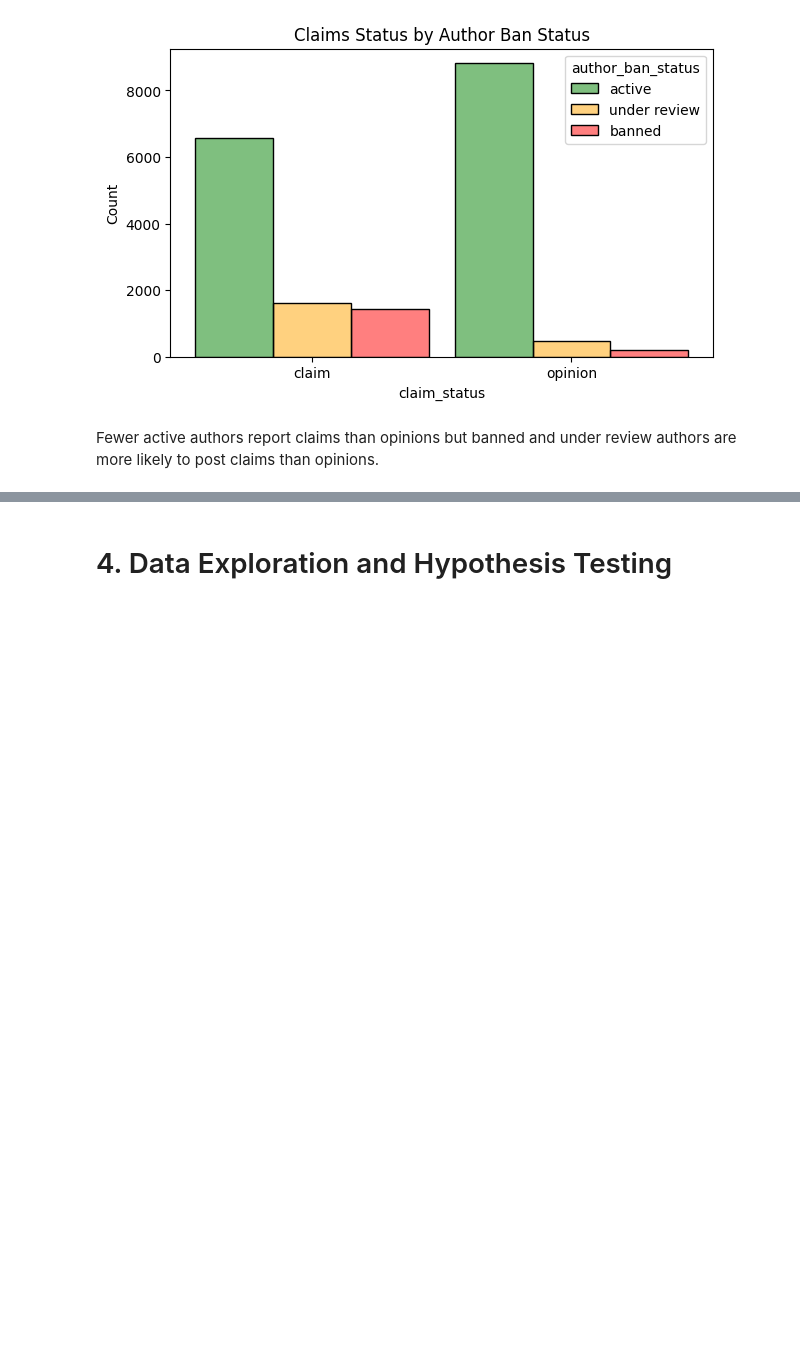
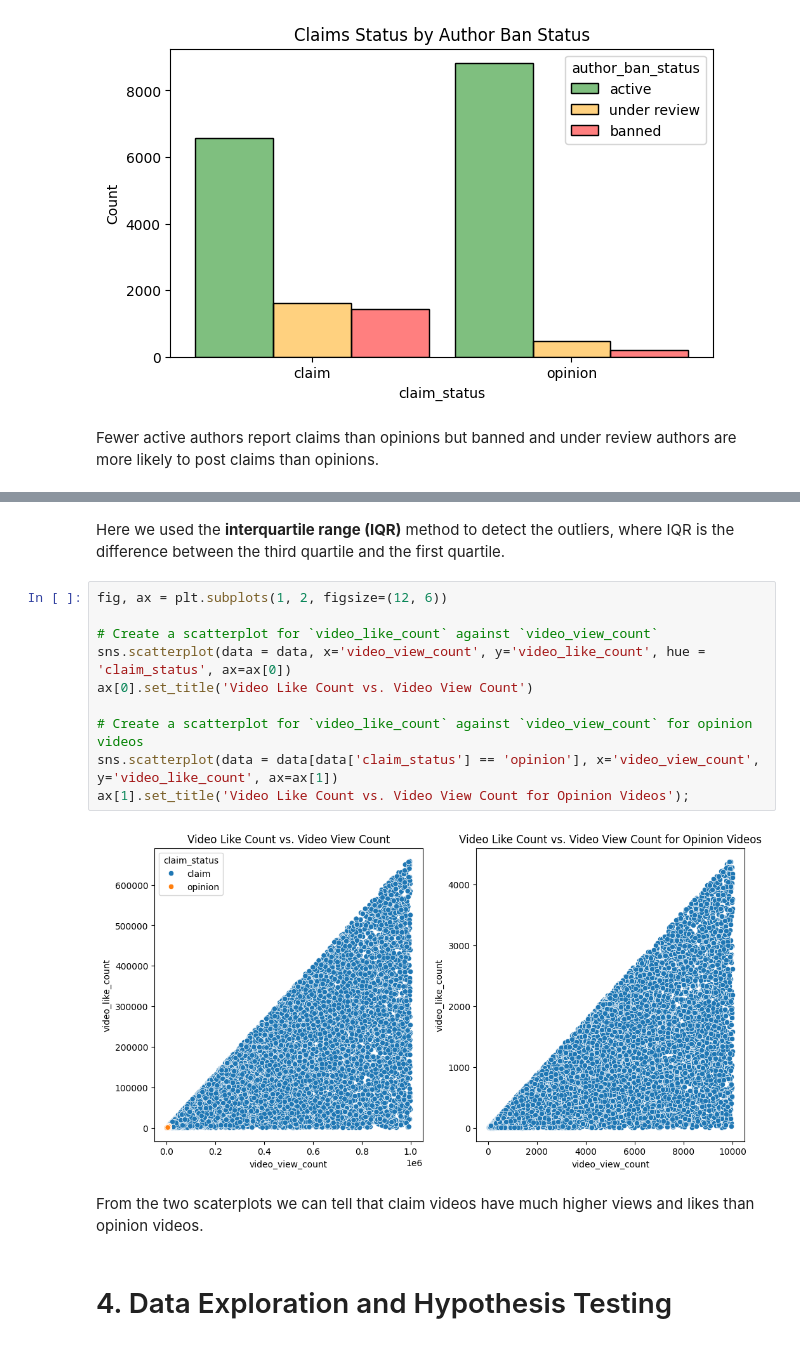
Before and after one commit to hugocheong/tiktok-claims-classification, a Jupyter notebook: claims-project.ipynb, the cells around one changed output, grey strips where cells are left out. Saved outputs shown, nothing was run; the diff lists cells and outputs as text; blank space fills up the shorter version.

```diff
--- a/claims-project.ipynb
+++ b/claims-project.ipynb
@@ -296,3 +349,19 @@ Fewer active authors report claims than opinions but banned and under review aut
+# %% [markdown]
+Here we used the **interquartile range (IQR)** method to detect the outliers, where IQR is the difference between the third quartile and the first quartile.
+# %%
+fig, ax = plt.subplots(1, 2, figsize=(12, 6))
+
+# Create a scatterplot for `video_like_count` against `video_view_count`
+sns.scatterplot(data = data, x='video_view_count', y='video_like_count', hue = 'claim_status', ax=ax[0])
+ax[0].set_title('Video Like Count vs. Video View Count')
+
+# Create a scatterplot for `video_like_count` against `video_view_count` for opinion videos
+sns.scatterplot(data = data[data['claim_status'] == 'opinion'], x='video_view_count', y='video_like_count', ax=ax[1])
+ax[1].set_title('Video Like Count vs. Video View Count for Opinion Videos');
+# %% [output]
+[figure, added]
+# %% [markdown]
+From the two scaterplots we can tell that claim videos have much higher views and likes than opinion videos.
 # %% [markdown]
 # 4. Data Exploration and Hypothesis Testing
 # %% [markdown]
```
Also changed, not shown: parts of 6 cells of this notebook.
